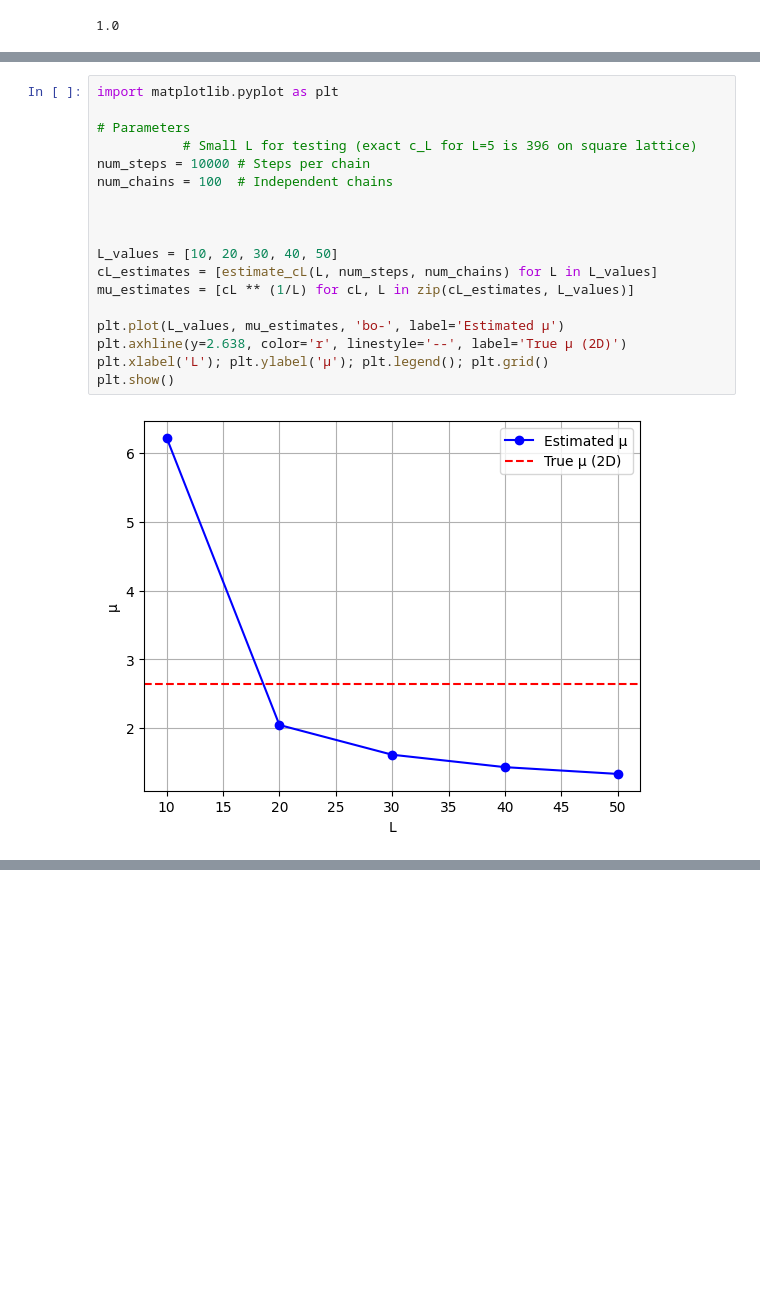
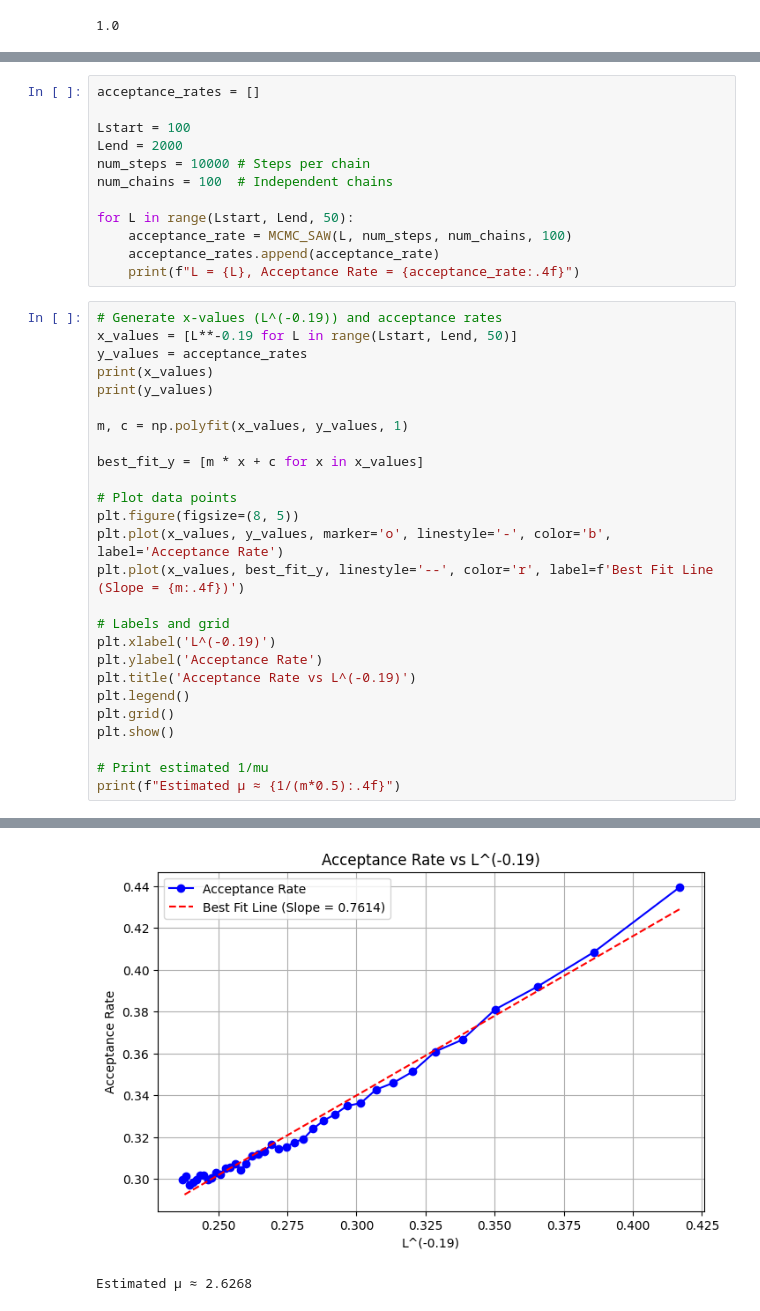
Before and after one commit to LiuFangrui/SAW-Estimation, a Jupyter notebook: SAW Estimation.ipynb, the cells around one changed output, grey strips where cells are left out. Drawn from its saved outputs; the diff is of its cells as text; blank space fills up the shorter version.

```diff
--- a/SAW Estimation.ipynb
+++ b/SAW Estimation.ipynb
@@ -208,20 +233,39 @@ L=25: μ_est=1.891
-# %%
-import matplotlib.pyplot as plt
-
-# Parameters
-           # Small L for testing (exact c_L for L=5 is 396 on square lattice)
-num_steps = 10000 # Steps per chain
-num_chains = 100  # Independent chains
-
-
-
-L_values = [10, 20, 30, 40, 50]
-cL_estimates = [estimate_cL(L, num_steps, num_chains) for L in L_values]
-mu_estimates = [cL ** (1/L) for cL, L in zip(cL_estimates, L_values)]
-
-plt.plot(L_values, mu_estimates, 'bo-', label='Estimated μ')
-plt.axhline(y=2.638, color='r', linestyle='--', label='True μ (2D)')
-plt.xlabel('L'); plt.ylabel('μ'); plt.legend(); plt.grid()
-plt.show()
-# %% [output]
-[figure, removed]
+# %%
+acceptance_rates = []
+
+Lstart = 100
+Lend = 2000
+num_steps = 10000 # Steps per chain
+num_chains = 100  # Independent chains
+
+for L in range(Lstart, Lend, 50):
+    acceptance_rate = MCMC_SAW(L, num_steps, num_chains, 100)
+    acceptance_rates.append(acceptance_rate)
+    print(f"L = {L}, Acceptance Rate = {acceptance_rate:.4f}")
+# %%
+# Generate x-values (L^(-0.19)) and acceptance rates
+x_values = [L**-0.19 for L in range(Lstart, Lend, 50)]
+y_values = acceptance_rates
+print(x_values)
+print(y_values)
+
+m, c = np.polyfit(x_values, y_values, 1)
+
+best_fit_y = [m * x + c for x in x_values]
+
+# Plot data points
+plt.figure(figsize=(8, 5))
+plt.plot(x_values, y_values, marker='o', linestyle='-', color='b', label='Acceptance Rate')
+plt.plot(x_values, best_fit_y, linestyle='--', color='r', label=f'Best Fit Line (Slope = {m:.4f})')
+
+# Labels and grid
+plt.xlabel('L^(-0.19)')
+plt.ylabel('Acceptance Rate')
+plt.title('Acceptance Rate vs L^(-0.19)')
+plt.legend()
+plt.grid()
+plt.show()
+
+# Print estimated 1/mu
+print(f"Estimated μ ≈ {1/(m*0.5):.4f}")
+# %% [output]
@@ -227,0 +274,2 @@ plt.show()
+[figure, added]
+Estimated μ ≈ 2.6268
```
Also changed, not shown: parts of 2 cells of this notebook.
